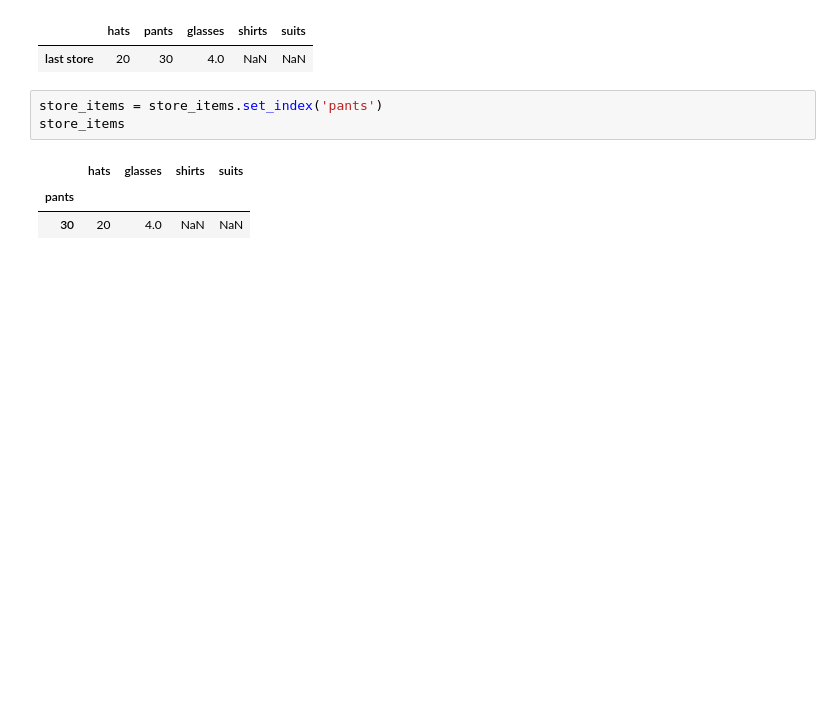
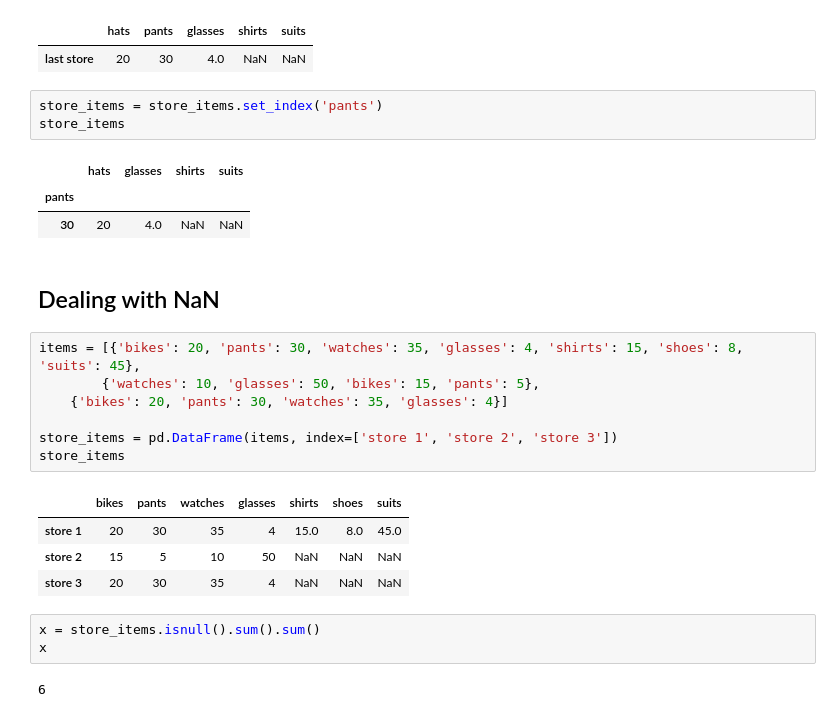
Before and after one commit to Awais-019/pandas-intoduction, a Jupyter notebook: index.ipynb, the cells around one changed output. Cells and saved outputs as stored; diff of their text form; blank space fills up the shorter version.

Commit message:
Dealing with NaN

```diff
--- a/index.ipynb
+++ b/index.ipynb
@@ -434,3 +434,22 @@ store_items
 |  | hats | glasses | shirts | suits |
 | pants |  |  |  |  |
 | 30 | 20 | 4.0 | NaN | NaN |
+# %% [markdown]
+## Dealing with NaN
+# %%
+items = [{'bikes': 20, 'pants': 30, 'watches': 35, 'glasses': 4, 'shirts': 15, 'shoes': 8, 'suits': 45},
+        {'watches': 10, 'glasses': 50, 'bikes': 15, 'pants': 5},
+    {'bikes': 20, 'pants': 30, 'watches': 35, 'glasses': 4}]
+
+store_items = pd.DataFrame(items, index=['store 1', 'store 2', 'store 3'])
+store_items
+# %% [output]
+|  | bikes | pants | watches | glasses | shirts | shoes | suits |
+| store 1 | 20 | 30 | 35 | 4 | 15.0 | 8.0 | 45.0 |
+| store 2 | 15 | 5 | 10 | 50 | NaN | NaN | NaN |
+| store 3 | 20 | 30 | 35 | 4 | NaN | NaN | NaN |
+# %%
+x = store_items.isnull().sum().sum()
+x
+# %% [output]
+6
```
Also changed, not shown: parts of 8 cells of this notebook.
